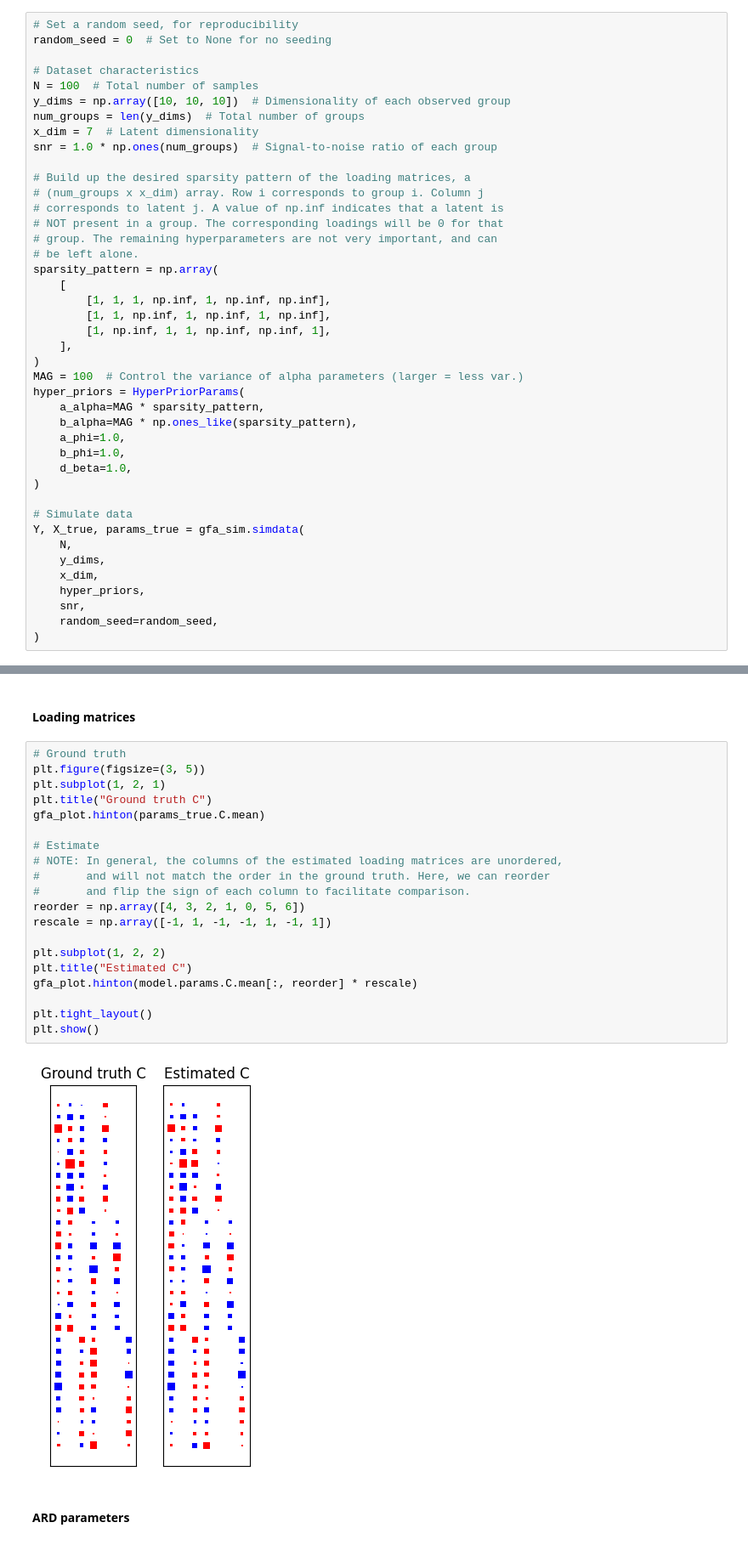
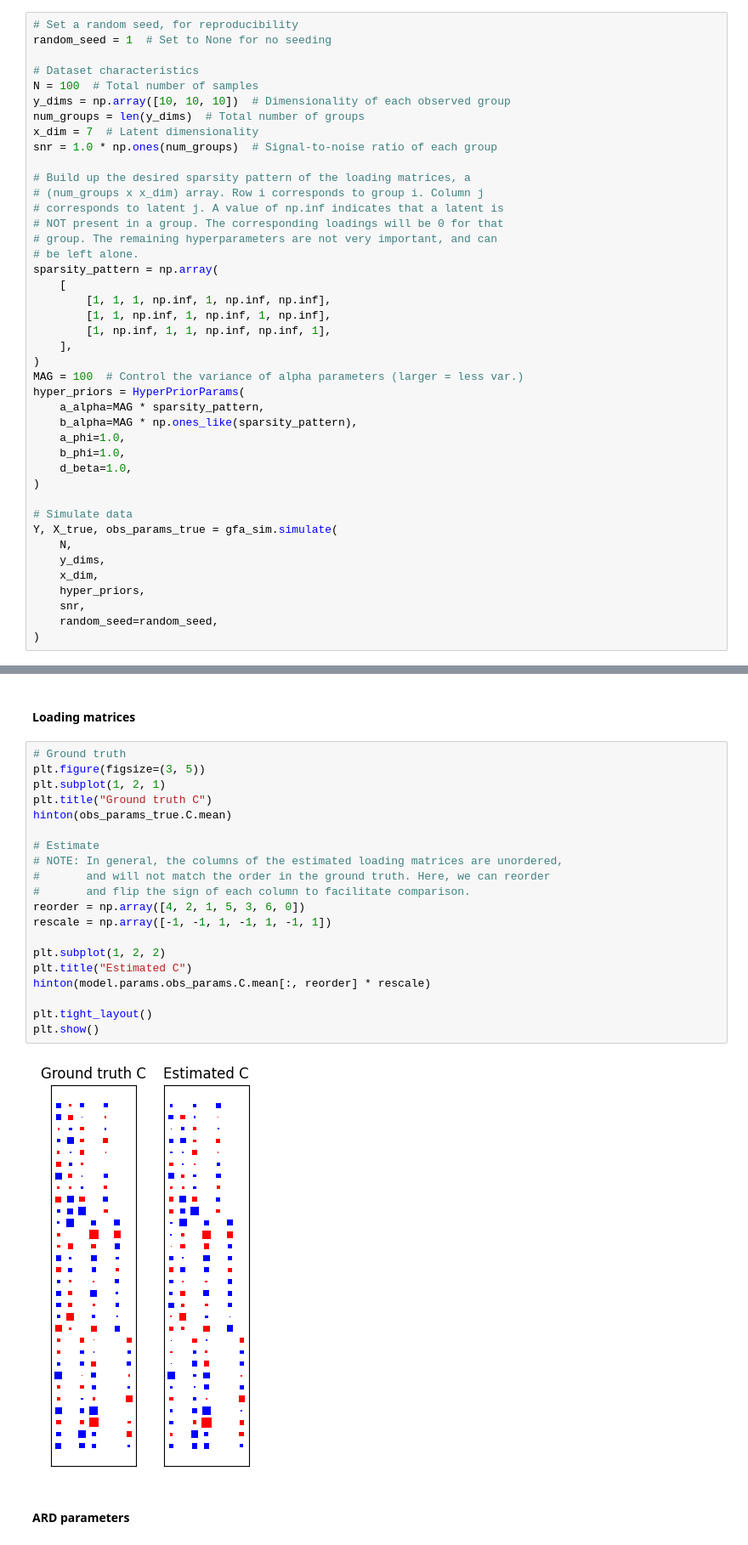
Before and after one commit to egokcen/latents, a Jupyter notebook: docs/source/demo_gallery/demo_gfa.ipynb, the cells around one changed output, grey strips where cells are left out. Shown at 85% size. Drawn from its saved outputs; the diff is of its cells as text.

```diff
--- a/docs/source/demo_gallery/demo_gfa.ipynb
+++ b/docs/source/demo_gallery/demo_gfa.ipynb
@@ -13,7 +16,7 @@ from latents.gfa.data_types import HyperPriorParams
 ## Generate data from the GFA model
 # %%
 # Set a random seed, for reproducibility
-random_seed = 0  # Set to None for no seeding
+random_seed = 1  # Set to None for no seeding
 
 # Dataset characteristics
 N = 100  # Total number of samples
@@ -45,7 +48,7 @@ hyper_priors = HyperPriorParams(
 )
 
 # Simulate data
-Y, X_true, params_true = gfa_sim.simdata(
+Y, X_true, obs_params_true = gfa_sim.simulate(
     N,
     y_dims,
     x_dim,
@@ -114,25 +119,25 @@ Latent dimensions removed: 3
 # %%
 # Ground truth
 plt.figure(figsize=(3, 5))
 plt.subplot(1, 2, 1)
 plt.title("Ground truth C")
-gfa_plot.hinton(params_true.C.mean)
+hinton(obs_params_true.C.mean)
 
 # Estimate
 # NOTE: In general, the columns of the estimated loading matrices are unordered,
 #       and will not match the order in the ground truth. Here, we can reorder
 #       and flip the sign of each column to facilitate comparison.
-reorder = np.array([4, 3, 2, 1, 0, 5, 6])
-rescale = np.array([-1, 1, -1, -1, 1, -1, 1])
+reorder = np.array([4, 2, 1, 5, 3, 6, 0])
+rescale = np.array([-1, -1, 1, -1, 1, -1, 1])
 
 plt.subplot(1, 2, 2)
 plt.title("Estimated C")
-gfa_plot.hinton(model.params.C.mean[:, reorder] * rescale)
+hinton(model.params.obs_params.C.mean[:, reorder] * rescale)
 
 plt.tight_layout()
 plt.show()
 # %% [output]
-[figure, old version]
+[figure, new version]
 # %% [markdown]
 #### ARD parameters
 # %%
```
Also changed, not shown: parts of 9 cells of this notebook, 55 other files.
